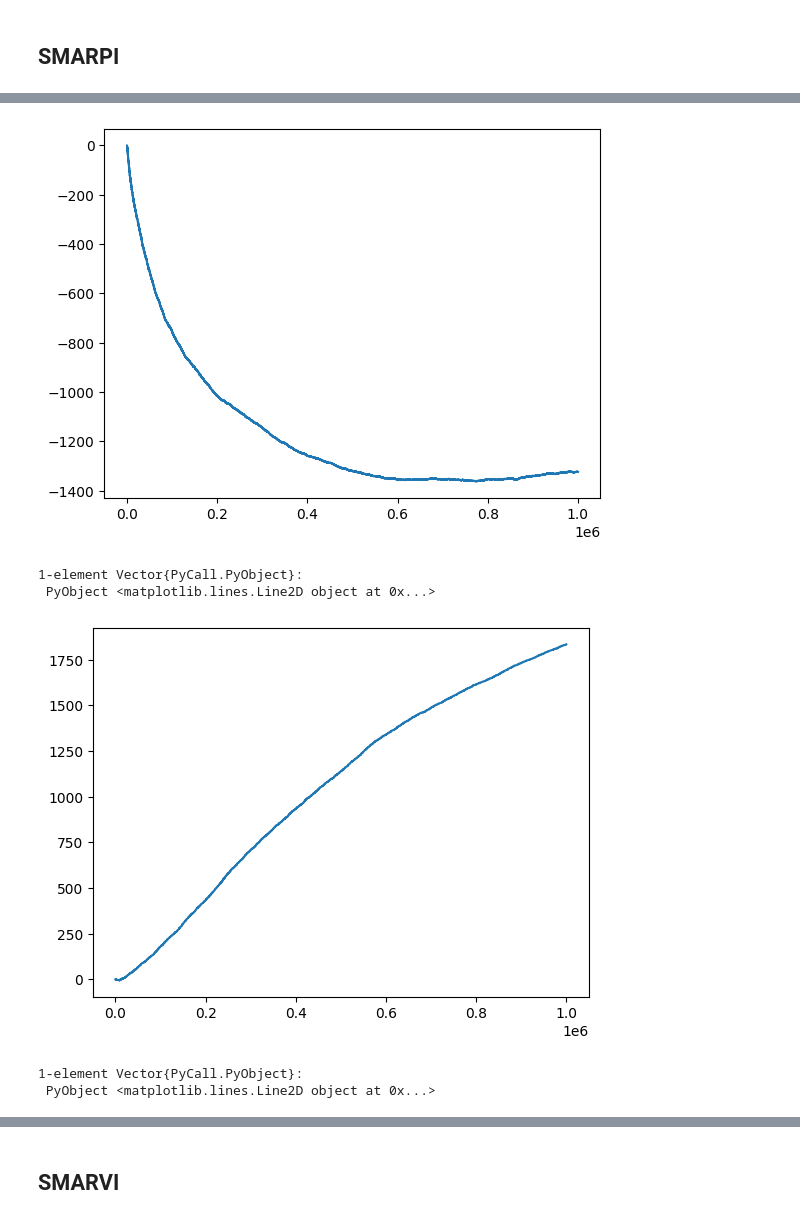
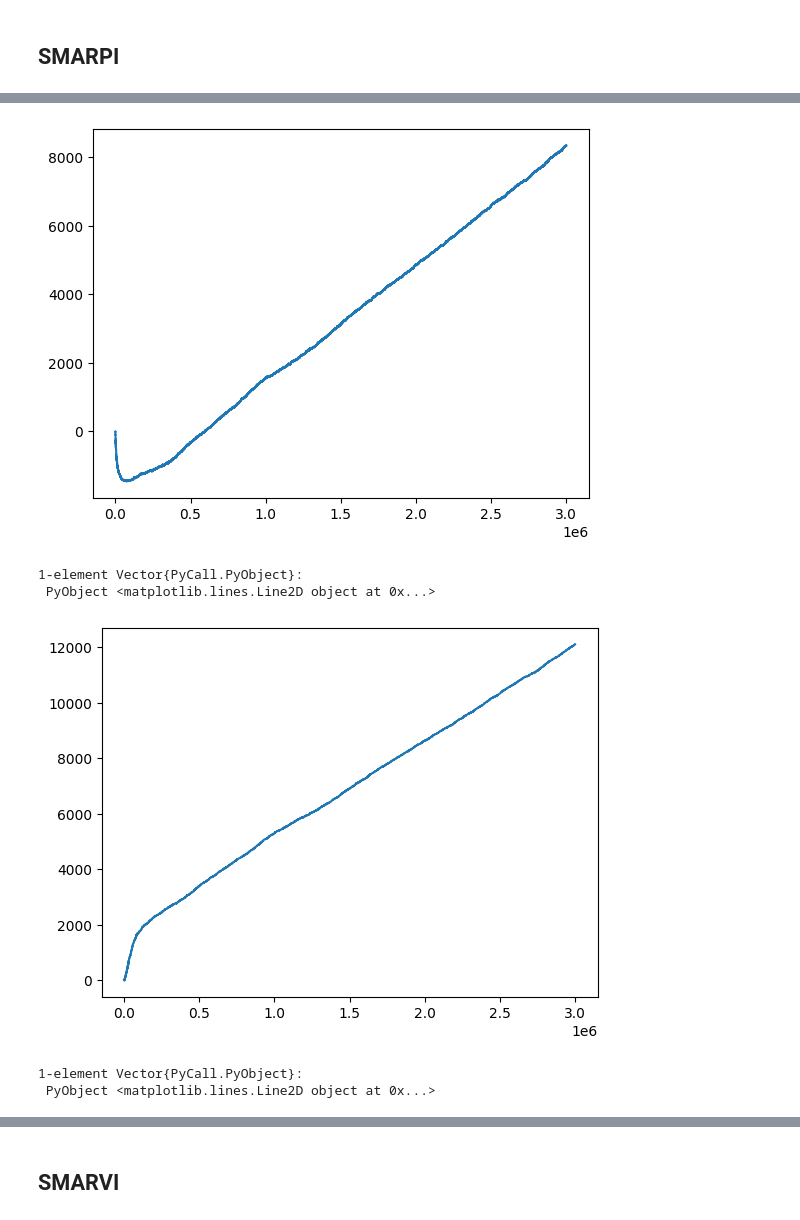
Before and after one commit to fairleyl/PhD-Code, a Jupyter notebook: Problem-Suite-Experiments.ipynb, the cells around one changed output, grey strips where cells are left out. Cells and saved outputs as stored; diff of their text form; code cells hidden in the pictures.

```diff
--- a/Problem-Suite-Experiments.ipynb
+++ b/Problem-Suite-Experiments.ipynb
@@ -5255,7 +5262,7 @@ function gEvaluationNewVFA(N,alpha_d, alpha_r, beta, tau, c0, c1, r, nMax, ve, v
     for n in 1:nMax
 
         #formulate optimal action and v value
-        optAandV = smarActionAndVFromNewVFA(s, flows, N,alpha_d, alpha_r, beta, tau, c0, c1, r, ve, vn, g0)
+        optAandV = smarActionAndVFromNewVFA(s, flows, N,alpha_d, alpha_r, beta, tau, c0, c1, r, ve, vn, g0; s0 = s0)
         optA = optAandV[1]
 
         #update state, flows and g
@@ -5561,15 +5568,15 @@ end
 # %% [output]
 normaliseVFA (generic function with 1 method)
 # %%
-function smarActionAndVFromNewVFA_PI(s, flows, N,alpha_d, alpha_r, beta, tau, c0, c1, r, ve_in, vn_in, g_in, ve, vn, g)
+function smarActionAndVFromNewVFA_PI(s, flows, N,alpha_d, alpha_r, beta, tau, c0, c1, r, ve_in, vn_in, g_in, ve, vn, g; s0 = [])
     #find optimal action
-    optA = smarActionAndVFromNewVFA(s, flows, N,alpha_d, alpha_r, beta, tau, c0, c1, r, ve_in, vn_in, g_in)[1]
+    optA = smarActionAndVFromNewVFA(s, flows, N,alpha_d, alpha_r, beta, tau, c0, c1, r, ve_in, vn_in, g_in; s0 = s0)[1]
     optV = 0.0
     if optA == zeros(Int64, N)
         t = sojournTime(s, optA, flows, N, alpha_d, alpha_r, beta, tau)
-        optV = instantCostCont(s,optA,N,alpha_d, alpha_r, beta, tau, c0, c1, r, flows) + expectedNextValueContNewVFA(s,optA,N,alpha_d, alpha_r, beta, tau, c0, c1, r, flows, ve, vn) - g*t
+        optV = instantCostCont(s,optA,N,alpha_d, alpha_r, beta, tau, c0, c1, r, flows) + expectedNextValueContNewVFA(s,optA,N,alpha_d, alpha_r, beta, tau, c0, c1, r, flows, ve, vn; s0 = s0) - g*t
     else
-        optV = v(s - optA, N, flows, ve, vn)
+        optV = v(s - optA, N, flows, ve, vn; s0 = s0)
     end
 
     return optA, optV
@@ -5844,7 +5902,7 @@ PyPlot.plot(start:finish,vs3Hist[start:finish])
 # %% [markdown]
 We run this through gEval to see if PI provides a better policy (if so, we may run SMARPI to get a better starting policy for SMARVI)
 # %%
-evalNMax = 10000000
+evalNMax = 5000000
 vePE2 = resultSMARPE2_S["ve"]
 vnPE2 = resultSMARPE2_S["vn"]
 gPE2 = resultSMARPE2_S["g"]
@@ -5878,8 +5931,8 @@ Despite PI not giving a better policy, we try it anyway to check that it works.
 # %% [markdown]
 ## SMARPI
 # %%
-nMax = 1000000
-resultPI = smarpiNewVFA_ST(N,alpha_d, alpha_r, beta, tau, c0, c1, r, nMax, vePE2, vnPE2, gPE2, 0.0001; g = gPE2, timePassed = 1000, stepsizeType = "constant", printProgress = true, modCounter = 1000000)
+nMax = 3000000
+resultPI = smarpiNewVFA_ST(N,alpha_d, alpha_r, beta, tau, c0, c1, r, nMax, vePE2, vnPE2, gPE2, 0.001; g = gs[1], timePassed = 1e7, stepsizeType = "constant", printProgress = true, modCounter = 1000000)
 resultPI[1]["g"]
 # %% [output]
 1000000
@@ -5887,20 +5954,18 @@ resultPI[1]["g"]
 # %%
 vs0Hist = resultPI[2]["vs0"]
-start = floor(Int64, nMax/10)
 start = 1
-finish = nMax
+finish = nMax - 1
 PyPlot.plot(vs0Hist[start:finish])
 # %% [output]
-[figure, old version]
+[figure, new version]
 1-element Vector{PyCall.PyObject}:
  PyObject <matplotlib.lines.Line2D object at 0x...>
 # %%
 vs3Hist = resultPI[2]["vs3"]
-start = floor(Int64, nMax/10)
 start = 1
-finish = nMax
+finish = nMax - 1
 PyPlot.plot(vs3Hist[start:finish])
 # %% [output]
-[figure, old version]
+[figure, new version]
 1-element Vector{PyCall.PyObject}:
  PyObject <matplotlib.lines.Line2D object at 0x...>
```
Also changed, not shown: parts of 40 cells of this notebook, 4 other files.
